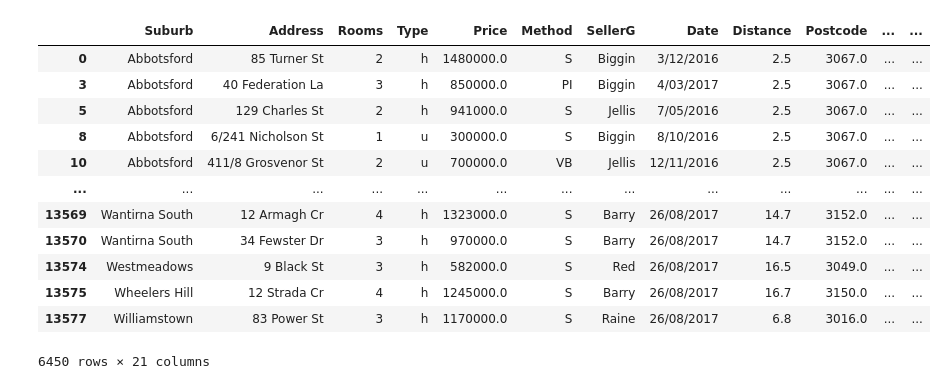
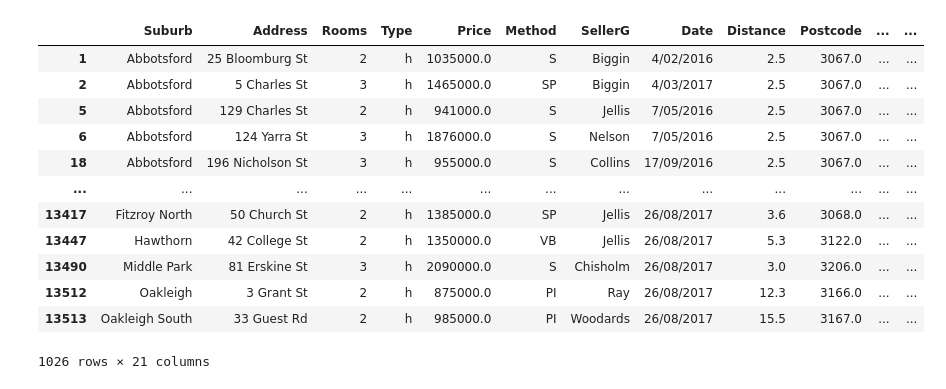
Before and after one commit to eduardo123-rgb/Aprendendoprograma-ojavapythonC-, a Jupyter notebook: exemple.ipynb, the cells around one changed output. Drawn from its saved outputs; the diff is of its cells as text; code cells hidden in the pictures.

```diff
--- a/exemple.ipynb
+++ b/exemple.ipynb
@@ -9,16 +72,16 @@ delete = data[data['BuildingArea'].isna()]
 # %%
-delete
+Car1 = data[data['Car']!=0.0]
 # %% [output]
 |  | Suburb | Address | Rooms | Type | Price | Method | SellerG | Date | Distance | Postcode | ... | ... |
-| 0 | Abbotsford | 85 Turner St | 2 | h | 1480000.0 | S | Biggin | 3/12/2016 | 2.5 | 3067.0 | ... | ... |
-| 3 | Abbotsford | 40 Federation La | 3 | h | 850000.0 | PI | Biggin | 4/03/2017 | 2.5 | 3067.0 | ... | ... |
+| 1 | Abbotsford | 25 Bloomburg St | 2 | h | 1035000.0 | S | Biggin | 4/02/2016 | 2.5 | 3067.0 | ... | ... |
+| 2 | Abbotsford | 5 Charles St | 3 | h | 1465000.0 | SP | Biggin | 4/03/2017 | 2.5 | 3067.0 | ... | ... |
 | 5 | Abbotsford | 129 Charles St | 2 | h | 941000.0 | S | Jellis | 7/05/2016 | 2.5 | 3067.0 | ... | ... |
-| 8 | Abbotsford | 6/241 Nicholson St | 1 | u | 300000.0 | S | Biggin | 8/10/2016 | 2.5 | 3067.0 | ... | ... |
-| 10 | Abbotsford | 411/8 Grosvenor St | 2 | u | 700000.0 | VB | Jellis | 12/11/2016 | 2.5 | 3067.0 | ... | ... |
+| 6 | Abbotsford | 124 Yarra St | 3 | h | 1876000.0 | S | Nelson | 7/05/2016 | 2.5 | 3067.0 | ... | ... |
+| 18 | Abbotsford | 196 Nicholson St | 3 | h | 955000.0 | S | Collins | 17/09/2016 | 2.5 | 3067.0 | ... | ... |
 | ... | ... | ... | ... | ... | ... | ... | ... | ... | ... | ... | ... | ... |
-| 13569 | Wantirna South | 12 Armagh Cr | 4 | h | 1323000.0 | S | Barry | 26/08/2017 | 14.7 | 3152.0 | ... | ... |
-| 13570 | Wantirna South | 34 Fewster Dr | 3 | h | 970000.0 | S | Barry | 26/08/2017 | 14.7 | 3152.0 | ... | ... |
-| 13574 | Westmeadows | 9 Black St | 3 | h | 582000.0 | S | Red | 26/08/2017 | 16.5 | 3049.0 | ... | ... |
-| 13575 | Wheelers Hill | 12 Strada Cr | 4 | h | 1245000.0 | S | Barry | 26/08/2017 | 16.7 | 3150.0 | ... | ... |
-| 13577 | Williamstown | 83 Power St | 3 | h | 1170000.0 | S | Raine | 26/08/2017 | 6.8 | 3016.0 | ... | ... |
+| 13417 | Fitzroy North | 50 Church St | 2 | h | 1385000.0 | SP | Jellis | 26/08/2017 | 3.6 | 3068.0 | ... | ... |
+| 13447 | Hawthorn | 42 College St | 2 | h | 1350000.0 | VB | Jellis | 26/08/2017 | 5.3 | 3122.0 | ... | ... |
+| 13490 | Middle Park | 81 Erskine St | 3 | h | 2090000.0 | S | Chisholm | 26/08/2017 | 3.0 | 3206.0 | ... | ... |
+| 13512 | Oakleigh | 3 Grant St | 2 | h | 875000.0 | PI | Ray | 26/08/2017 | 12.3 | 3166.0 | ... | ... |
+| 13513 | Oakleigh South | 33 Guest Rd | 2 | h | 985000.0 | PI | Woodards | 26/08/2017 | 15.5 | 3167.0 | ... | ... |
-6450 rows × 21 columns
+1026 rows × 21 columns
```
Also changed, not shown: parts of 6 cells of this notebook.
